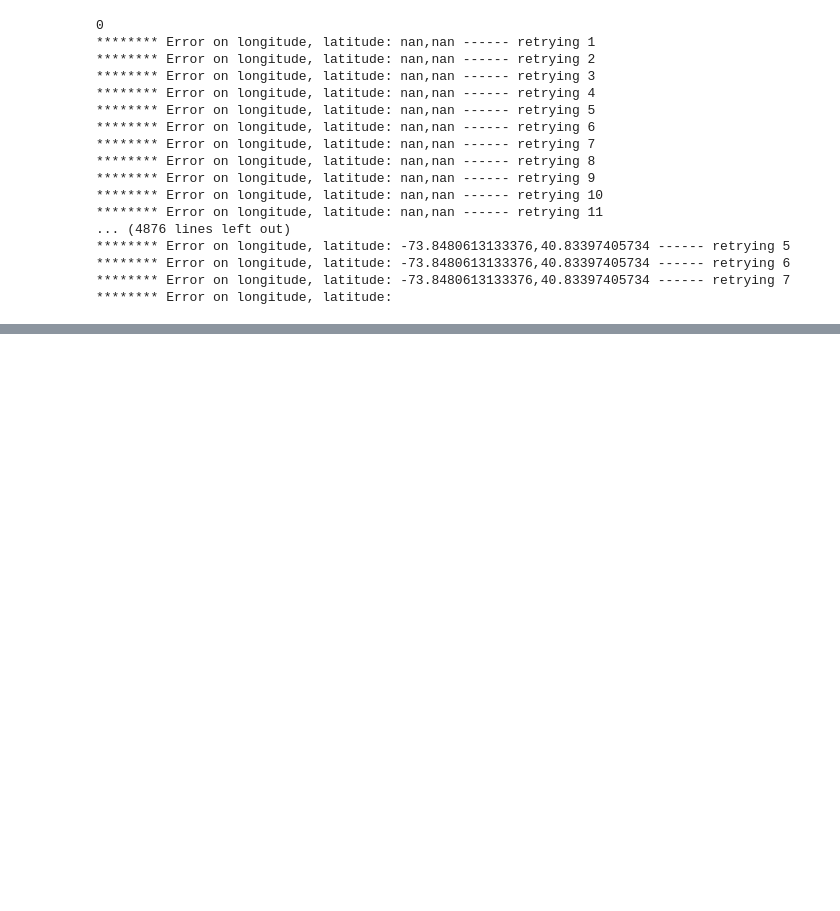
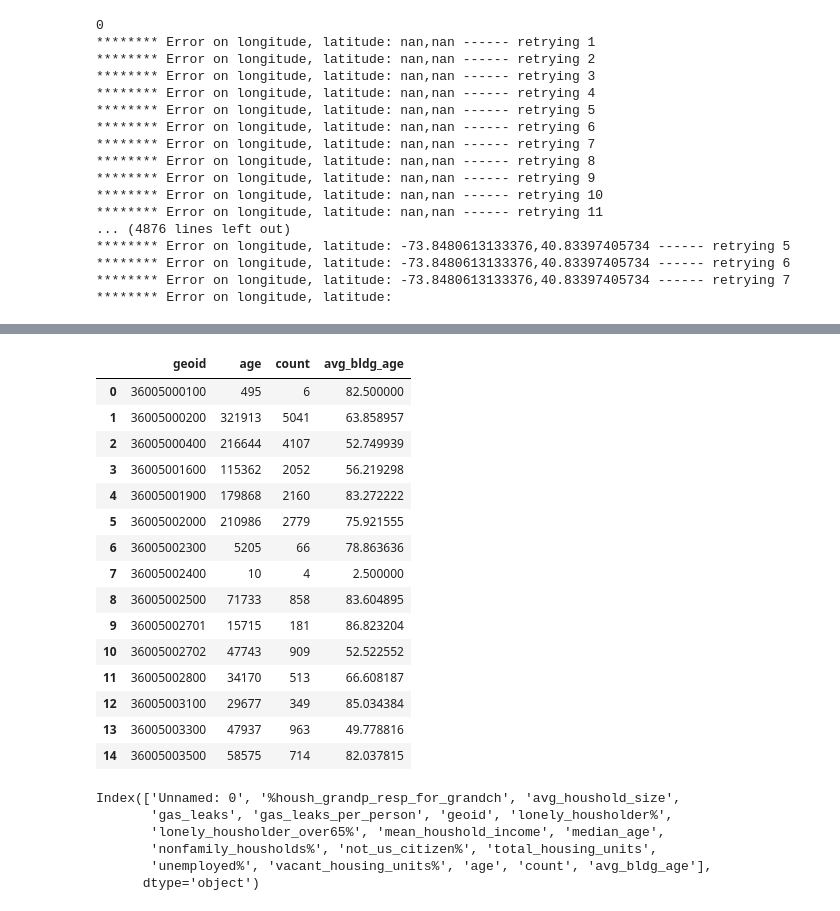
Before and after one commit to retemadpour/Gas-leak-project, a Jupyter notebook: dataProcessing/BuildingsAgeAnalysis.ipynb, the cells around one changed output, grey strips where cells are left out. Cells and saved outputs as stored; diff of their text form; code cells hidden in the pictures; blank space fills up the shorter version.

```diff
--- a/dataProcessing/BuildingsAgeAnalysis.ipynb
+++ b/dataProcessing/BuildingsAgeAnalysis.ipynb
@@ -427,0 +508,4 @@ Skipping line 290470: unexpected end of data
+# %%
+df['nta'] = ''
+df['boro'] = ''
+df['county'] = ''
@@ -427,0 +612,26 @@ Skipping line 290470: unexpected end of data
+# %%
+for index, row in df[700000:800000].iterrows():
+    point = Point(row['longitude'], row['latitude'])
+    for ind, r in ntadf.iterrows():
+        coords = r['the_geom']
+        poly = shapely.wkt.loads(coords)
+        if point.within(poly):
+            df.at[index, 'nta'] = r['NTAName']
+            df.at[index, 'boro'] = r['BoroName']
+            df.at[index, 'county'] = r['CountyFIPS']
+            break
+df.to_csv(r'C:\Users\mskac\machineLearning\GasLeakConEd\data\processed\temp_years.csv')
+print('done')
+# %%
+for index, row in df[800000:].iterrows():
+    point = Point(row['longitude'], row['latitude'])
+    for ind, r in ntadf.iterrows():
+        coords = r['the_geom']
+        poly = shapely.wkt.loads(coords)
+        if point.within(poly):
+            df.at[index, 'nta'] = r['NTAName']
+            df.at[index, 'boro'] = r['BoroName']
+            df.at[index, 'county'] = r['CountyFIPS']
+            break
+df.to_csv(r'C:\Users\mskac\machineLearning\GasLeakConEd\data\processed\temp_years.csv')
+print('done')
@@ -427,0 +968,24 @@ Skipping line 290470: unexpected end of data
+# %%
+df['count'] = 1
+df = df.groupby(['geoid']).agg({'age': 'sum', 'count': 'sum'}).reset_index()
+df['geoid']=df['geoid'].astype('int64')
+df['avg_bldg_age'] = df['age']/df['count']
+# %%
+df.head(15)
+# %% [output]
+|  | geoid | age | count | avg_bldg_age |
+| 0 | 36005000100 | 495 | 6 | 82.500000 |
+| 1 | 36005000200 | 321913 | 5041 | 63.858957 |
+| 2 | 36005000400 | 216644 | 4107 | 52.749939 |
+| 3 | 36005001600 | 115362 | 2052 | 56.219298 |
+| 4 | 36005001900 | 179868 | 2160 | 83.272222 |
+| 5 | 36005002000 | 210986 | 2779 | 75.921555 |
+| 6 | 36005002300 | 5205 | 66 | 78.863636 |
+| 7 | 36005002400 | 10 | 4 | 2.500000 |
+| 8 | 36005002500 | 71733 | 858 | 83.604895 |
+| 9 | 36005002701 | 15715 | 181 | 86.823204 |
+| 10 | 36005002702 | 47743 | 909 | 52.522552 |
+| 11 | 36005002800 | 34170 | 513 | 66.608187 |
+| 12 | 36005003100 | 29677 | 349 | 85.034384 |
+| 13 | 36005003300 | 47937 | 963 | 49.778816 |
+| 14 | 36005003500 | 58575 | 714 | 82.037815 |
@@ -427,0 +1006,9 @@ Skipping line 290470: unexpected end of data
+# %%
+merged.columns
+# %% [output]
+Index(['Unnamed: 0', '%housh_grandp_resp_for_grandch', 'avg_houshold_size',
+       'gas_leaks', 'gas_leaks_per_person', 'geoid', 'lonely_housholder%',
+       'lonely_housholder_over65%', 'mean_houshold_income', 'median_age',
+       'nonfamily_housholds%', 'not_us_citizen%', 'total_housing_units',
+       'unemployed%', 'vacant_housing_units%', 'age', 'count', 'avg_bldg_age'],
+      dtype='object')
```
Also changed, not shown: parts of 53 cells of this notebook, 18 other files.
